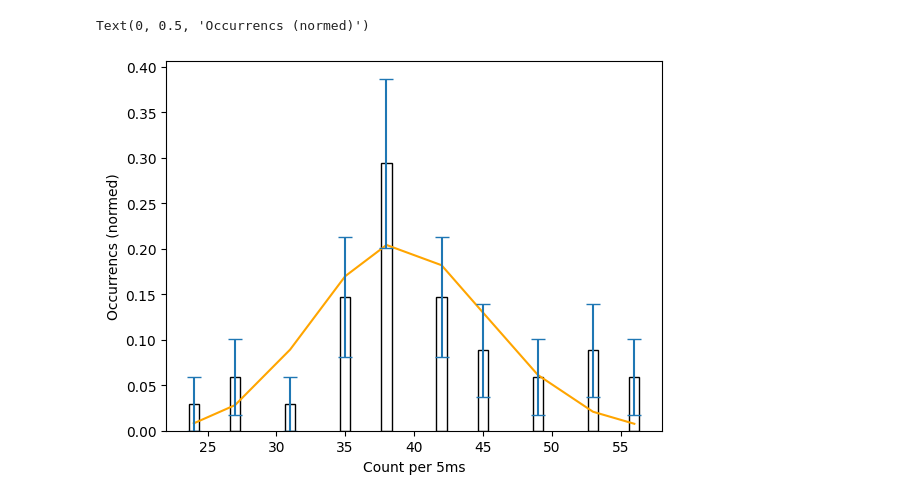
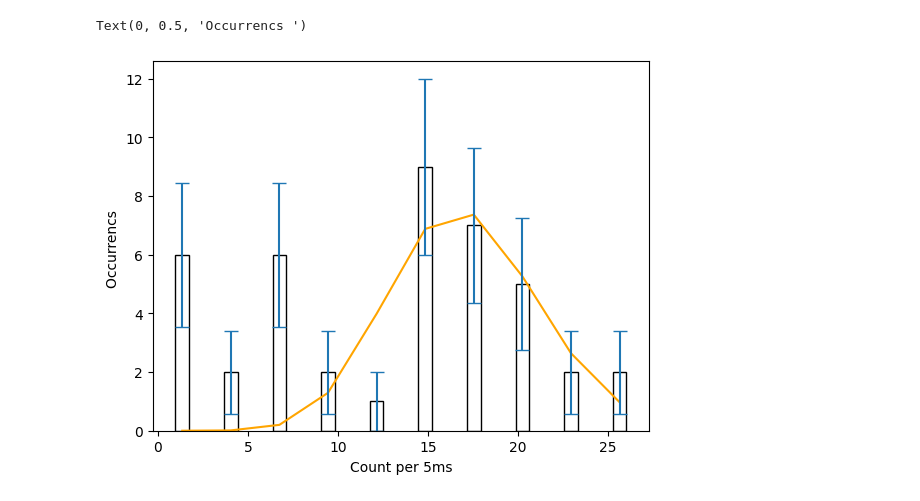
Before and after one commit to sarah-sev/SPAD, a Jupyter notebook: histplots.ipynb, the cells around one changed output. Saved outputs shown, nothing was run; the diff lists cells and outputs as text; code cells hidden in the pictures.

```diff
--- a/histplots.ipynb
+++ b/histplots.ipynb
@@ -14,7 +14,18 @@ data2['x'] = round(data2['x'])
 # %%
 data_470o = pd.read_csv("470o_5ms.txt", sep='\t', header=0, names=["x", "y"],index_col=False)
 data_600o = pd.read_csv("600o_5ms.txt", sep='\t', header=0, names=["x", "y"],index_col=False)
-data_760o = pd.read_csv("760o_5ms.txt", sep='\t', header=0, names=["x", "y"],index_col=False)
+data_760o = pd.read_csv("new_760o_5ms.txt", sep='\t', header=0, names=["x", "y"],index_col=False)
 data_1ko = pd.read_csv("1ko_5ms.txt", sep='\t', header=0, names=["x", "y"],index_col=False)
+data_1p6ko = pd.read_csv("1ko_5ms.txt", sep='\t', header=0, names=["x", "y"],index_col=False)
 data_2ko = pd.read_csv("2.2ko_5ms.txt", sep='\t', header=0, names=["x", "y"],index_col=False)
+data_2p5ko = pd.read_csv("2.5ko_5ms.txt", sep='\t', header=0, names=["x", "y"],index_col=False)
 data_3ko = pd.read_csv("3.3ko_5ms.txt", sep='\t', header=0, names=["x", "y"],index_col=False)
+
+data_470o['x'] = round(data_470o['x'])
+data_600o['x'] = round(data_600o['x'])
+data_760o['x'] = round(data_760o['x'])
+data_1ko['x'] = round(data_1ko['x'])
+data_1p6ko['x'] = round(data_1p6ko['x'])
+data_2ko['x'] = round(data_2ko['x'])
+data_3ko['x'] = round(data_3ko['x'])
+data_2p5ko['x'] = round(data_2p5ko['x'])
@@ -55,16 +73,12 @@ Text(0, 0.5, 'Occurrencs (normed)')
 # %%
-def poss(n,l,a):
-    return (l*a)**n*np.exp(-l)/factorial(n)
+params, _ = curve_fit(poss, data_1ko["x"],data_1ko["y"],p0=[10,1])
 
-data1=data
 
-params, _ = curve_fit(poss, data1["x"],data1["y"]/sum(data1["y"]),p0=[40,1])
-
-plt.plot(data1["x"],poss(data1["x"],params[0],params[1]),color='orange')
-plt.errorbar(data1["x"], data1["y"]/sum(data1["y"]), yerr=np.sqrt(data1["y"])/sum(data1["y"]),fmt='none',ecolor='tab:blue', capsize=5)
-plt.bar(data1["x"], data1["y"]/sum(data1["y"]),align='center',edgecolor='black',width=0.75,color='white')
+plt.plot(data_1ko["x"],poss(data_1ko["x"],params[0],params[1]),color='orange')
+plt.errorbar(data_1ko["x"], data_1ko["y"], yerr=np.sqrt(data_1ko["y"]),fmt='none',ecolor='tab:blue', capsize=5)
+plt.bar(data_1ko["x"], data_1ko["y"],align='center',edgecolor='black',width=0.75,color='white')
 plt.xlabel("Count per 5ms")
-plt.ylabel("Occurrencs (normed)")
+plt.ylabel("Occurrencs ")
 # %% [output]
-Text(0, 0.5, 'Occurrencs (normed)')
+Text(0, 0.5, 'Occurrencs ')
-[figure, old version]
+[figure, new version]
```
Also changed, not shown: parts of 10 cells of this notebook, 2 other files.
